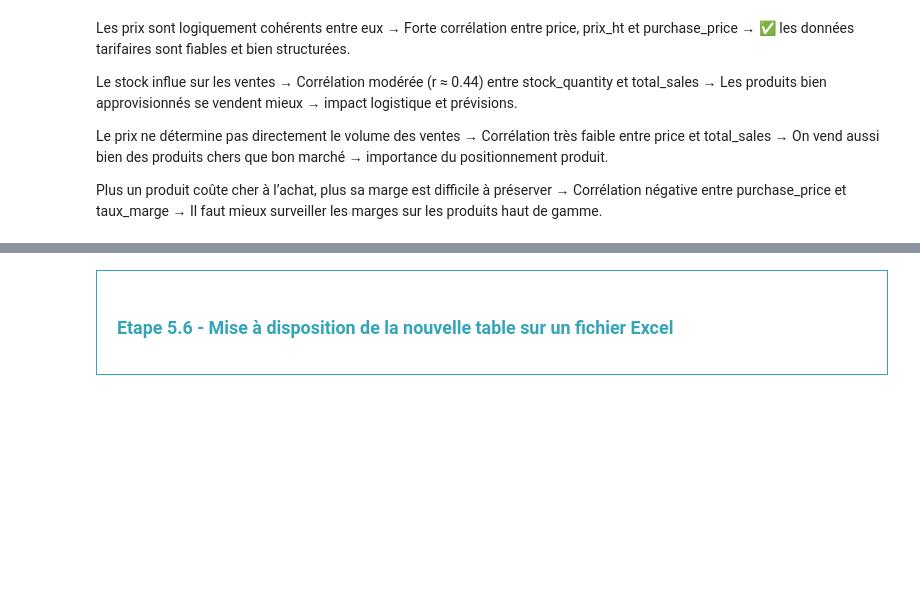
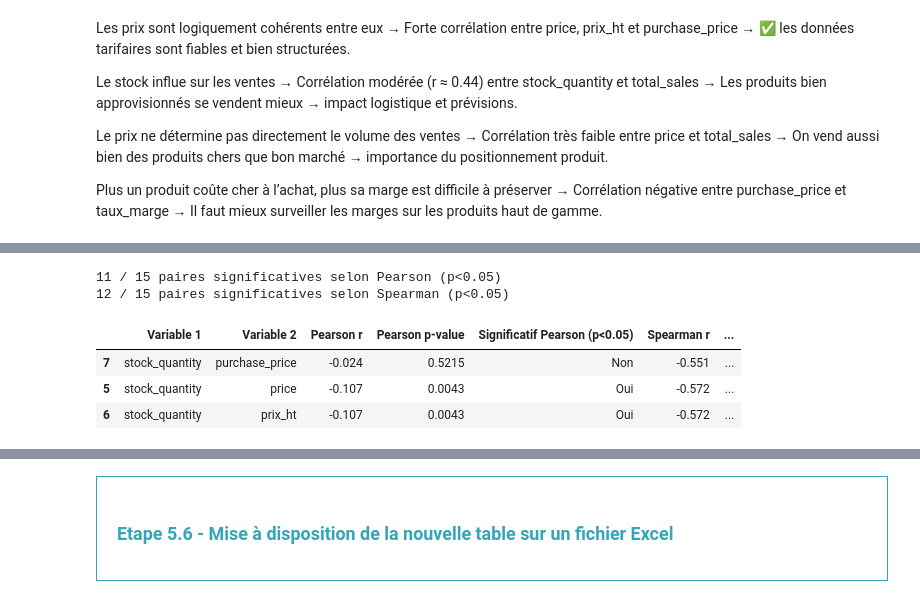
Before and after one commit to ArtemisKaldwin/data-analyst-projects, a Jupyter notebook: p06-qualite-donnees-boutique/mission1-amelioration-ia/Belkacemi_Kawtar_1_notebook_V2_AMELIORE.ipynb, the cells around one changed output, grey strips where cells are left out. Saved outputs shown, nothing was run; the diff lists cells and outputs as text; code cells hidden in the pictures; blank space fills up the shorter version.

```diff
--- a/p06-qualite-donnees-boutique/mission1-amelioration-ia/Belkacemi_Kawtar_1_notebook_V2_AMELIORE.ipynb
+++ b/p06-qualite-donnees-boutique/mission1-amelioration-ia/Belkacemi_Kawtar_1_notebook_V2_AMELIORE.ipynb
@@ -1460,0 +1518,17 @@ df_resultats_corr
+# %%
+# Synthèse : nombre de paires significatives, et écart Pearson / Spearman
+nb_pearson_sig = (df_resultats_corr["Significatif Pearson (p<0.05)"] == "Oui").sum()
+nb_spearman_sig = (df_resultats_corr["Significatif Spearman (p<0.05)"] == "Oui").sum()
+print(f"{nb_pearson_sig} / {len(df_resultats_corr)} paires significatives selon Pearson (p<0.05)")
+print(f"{nb_spearman_sig} / {len(df_resultats_corr)} paires significatives selon Spearman (p<0.05)")
+
+# Paires où Pearson et Spearman divergent le plus : candidates à une relation non linéaire
+df_resultats_corr["ecart_abs"] = (df_resultats_corr["Pearson r"] - df_resultats_corr["Spearman r"]).abs()
+df_resultats_corr.sort_values("ecart_abs", ascending=False).head(3)
+# %% [output]
+11 / 15 paires significatives selon Pearson (p<0.05)
+12 / 15 paires significatives selon Spearman (p<0.05)
+|  | Variable 1 | Variable 2 | Pearson r | Pearson p-value | Significatif Pearson (p<0.05) | Spearman r | ... |
+| 7 | stock_quantity | purchase_price | -0.024 | 0.5215 | Non | -0.551 | ... |
+| 5 | stock_quantity | price | -0.107 | 0.0043 | Oui | -0.572 | ... |
+| 6 | stock_quantity | prix_ht | -0.107 | 0.0043 | Oui | -0.572 | ... |
```
Also changed, not shown: parts of 25 cells of this notebook, 5 other files.
